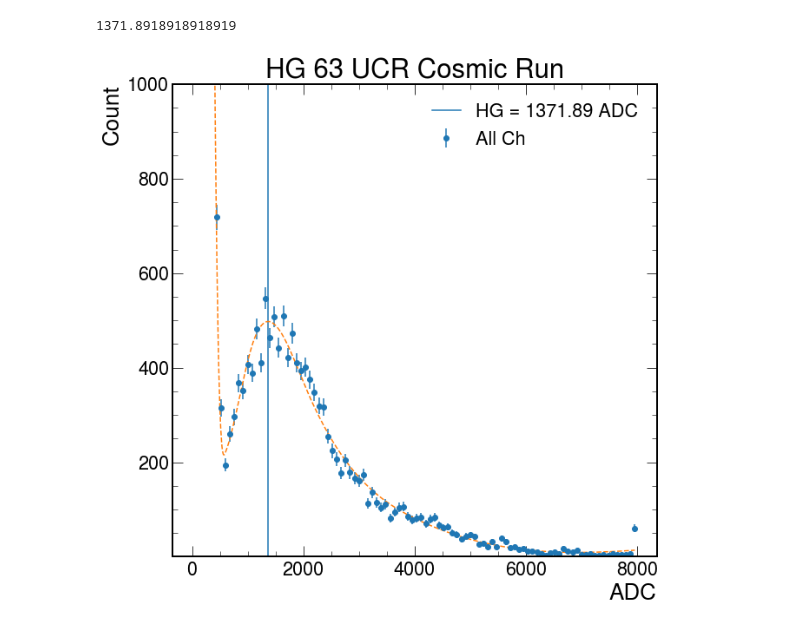
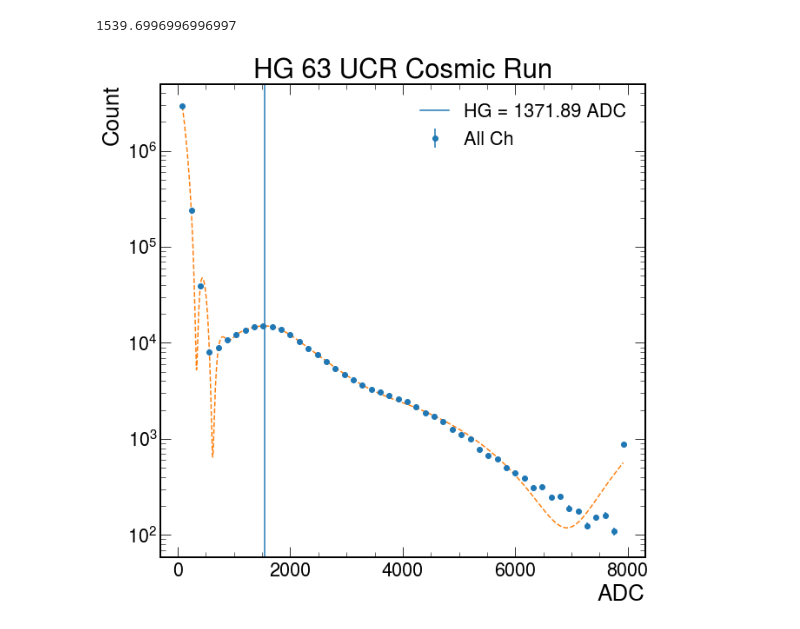
Before and after one commit to SeanBP/genIII_prototype_analysis, a Jupyter notebook: Cosmic_analysis.ipynb, the cells around one changed output. Saved outputs shown, nothing was run; the diff lists cells and outputs as text; code cells hidden in the pictures.

```diff
--- a/Cosmic_analysis.ipynb
+++ b/Cosmic_analysis.ipynb
@@ -7,6 +9,6 @@ from scipy.signal import find_peaks
 import pickle
 # %%
-with open('Run3_list.txt') as f:
+with open('../../genIII_data/UCR/Cosmic/O9O13-63-60-Cosmic.txt') as f:
     lines = f.read().split('\n')
 tags = None
 IDs=[]
@@ -35,7 +37,7 @@ for line in lines:
     din[f"{ID}_HG"].append(float(HG))
 
 
-with open('LG63HG63Ped.pkl', 'rb') as file:
+with open('../../genIII_data/UCR/Ptrg/O9O13-63-60-Ptrg.pkl', 'rb') as file:
     # Load the data from the pickle file
     ped = pickle.load(file)
 
@@ -141,34 +130,34 @@ for i in range(25):
 # %%
 data = np.array(allChHG)
-counts, bin_edges = np.histogram(data, bins=100, range=[0, 8000])
+counts, bin_edges = np.histogram(data, bins=50, range=[0, 8000])
 bin_centers = (bin_edges[:-1] + bin_edges[1:]) / 2
 errors = np.sqrt(counts)
 
 plt.errorbar(bin_centers, counts, yerr=errors, fmt='o', label="All Ch")
 
 # Smooth histogram with spline
-spline = UnivariateSpline(bin_centers, counts, s=100000, k=3)
+spline = UnivariateSpline(bin_centers, counts, s=1000000, k=3)
 interp_x = np.linspace(bin_centers[0], bin_centers[-1], 1000)
 interp_y = spline(interp_x)
 
 # Find peaks
 peaks, _ = find_peaks(interp_y, height=0)
 peak_positions = interp_x[peaks]
 mip_peak = 0
 for pos in peak_positions:
     if 1000 <= pos <= 6000:
         mip_peak = pos
         break
 
 plt.axvline(x=mip_peak, label="HG = 1371.89 ADC")
 plt.plot(interp_x, interp_y, linestyle="--")
-plt.ylim(1,1000)
+#plt.ylim(1,1000)
 plt.xlabel("ADC")
 plt.ylabel("Count")
 plt.title("HG 63 UCR Cosmic Run")
 plt.legend()
-#plt.yscale('log')
+plt.yscale('log')
 print(mip_peak)
 # %% [output]
-1371.8918918918919
+1539.6996996996997
-[figure, old version]
+[figure, new version]
```
Also changed, not shown: parts of 5 cells of this notebook, 20 other files.
